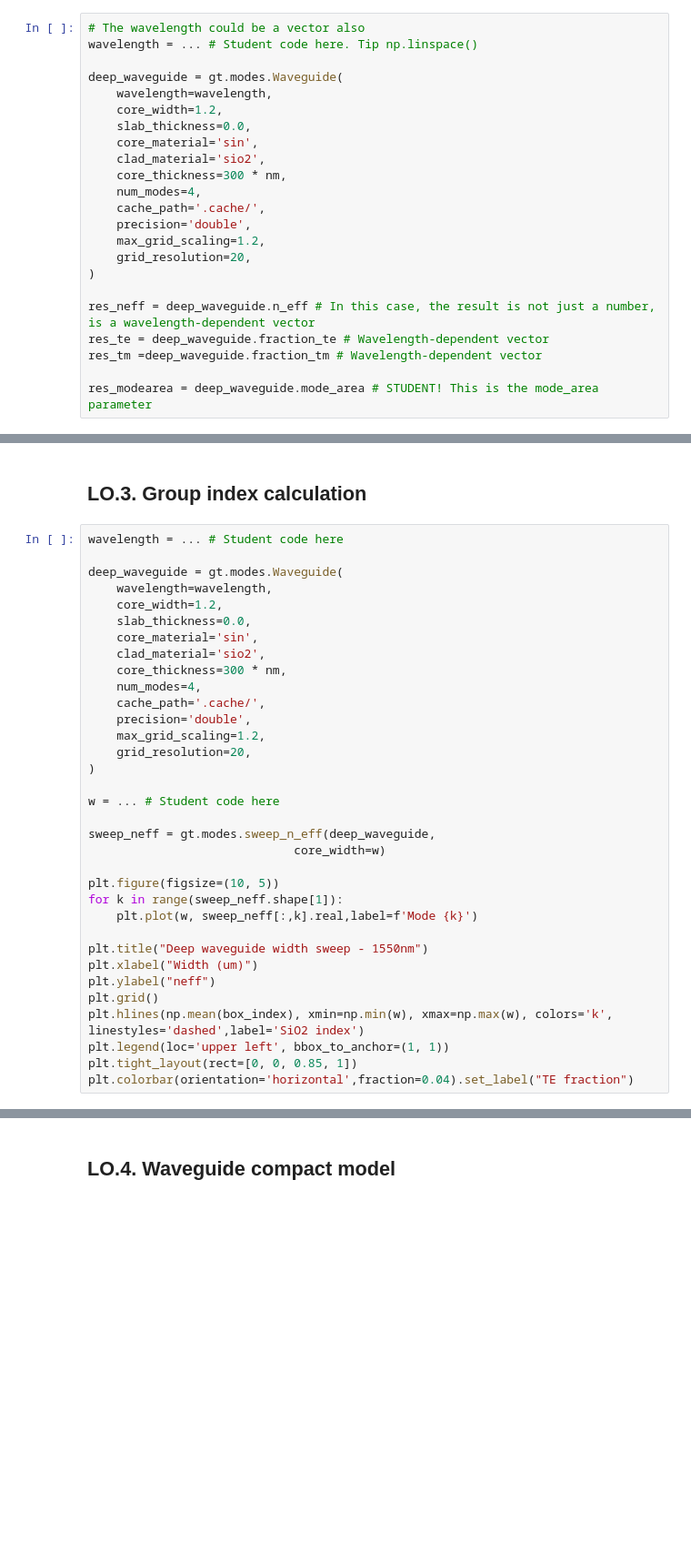
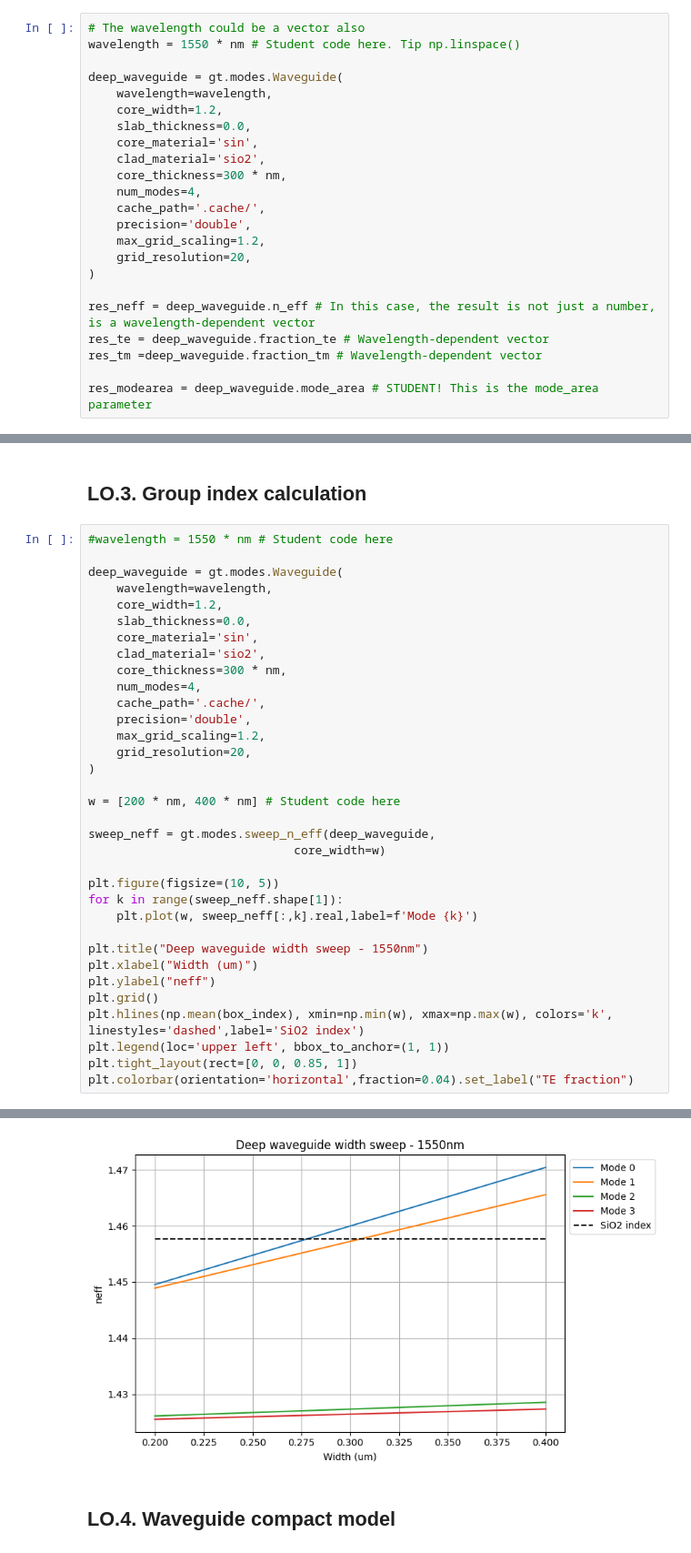
Before and after one commit to Ruba18-Code/pdk_UPVfab_v2, a Jupyter notebook: training/Lab1/10_WAVEGUIDES_v2025_Student.ipynb, the cells around one changed output, grey strips where cells are left out. Shown at 91% size. Cells and saved outputs as stored; diff of their text form; blank space fills up the shorter version.

```diff
--- a/training/Lab1/10_WAVEGUIDES_v2025_Student.ipynb
+++ b/training/Lab1/10_WAVEGUIDES_v2025_Student.ipynb
@@ -52,7 +70,7 @@ deep_waveguide.plot_grid()
 ## LO.2. Mode confinement with wavelength
 # %%
 # The wavelength could be a vector also
-wavelength = ... # Student code here. Tip np.linspace()
+wavelength = 1550 * nm # Student code here. Tip np.linspace()
 
 deep_waveguide = gt.modes.Waveguide(
     wavelength=wavelength,
@@ -80,7 +94,7 @@ wavelength
 # %% [markdown]
 ## LO.3. Group index calculation
 # %%
-wavelength = ... # Student code here
+#wavelength = 1550 * nm # Student code here
 
 deep_waveguide = gt.modes.Waveguide(
     wavelength=wavelength,
@@ -96,7 +110,7 @@ deep_waveguide = gt.modes.Waveguide(
     grid_resolution=20,
 )
 
-w = ... # Student code here
+w = [200 * nm, 400 * nm] # Student code here
 
 sweep_neff = gt.modes.sweep_n_eff(deep_waveguide,
                              core_width=w)
@@ -120,3 +132,4 @@ wavelength
+[figure, added]
 # %% [markdown]
 ## LO.4. Waveguide compact model
 # %%
```
Also changed, not shown: parts of 6 cells of this notebook, 2 other files.
